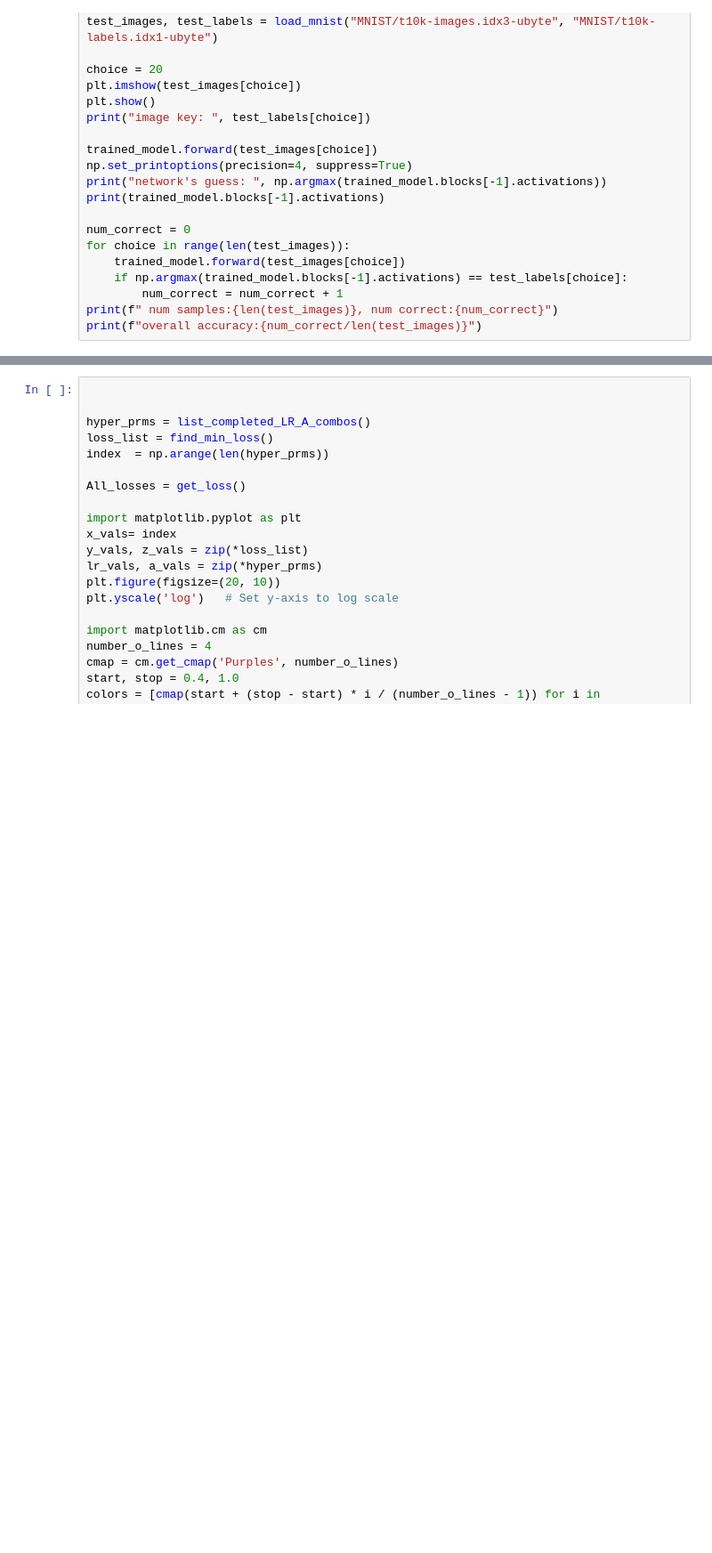
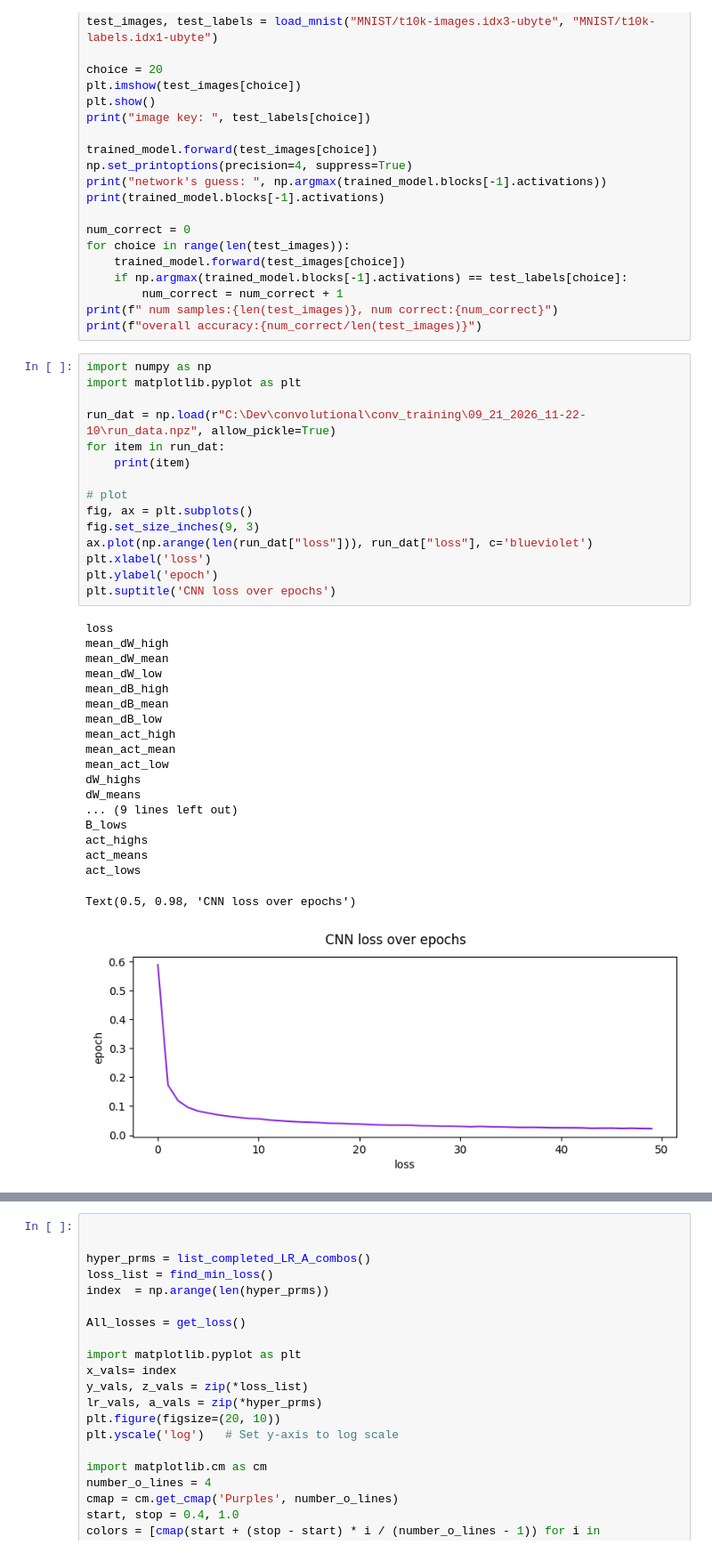
Before and after one commit to Jonathan-Lussier/convolutional, a Jupyter notebook: 2d_conv_nn.ipynb, the cells around one changed output, grey strips where cells are left out. Shown at 89% size. Drawn from its saved outputs; the diff is of its cells as text; blank space fills up the shorter version.

Commit message:
working, 50 epoch run, hockey stick and loss graph

```diff
--- a/2d_conv_nn.ipynb
+++ b/2d_conv_nn.ipynb
@@ -1168,6 +1168,41 @@ for choice in range(len(test_images)):
         num_correct = num_correct + 1
 print(f" num samples:{len(test_images)}, num correct:{num_correct}")
 print(f"overall accuracy:{num_correct/len(test_images)}")
+# %%
+import numpy as np
+import matplotlib.pyplot as plt
+
+run_dat = np.load(r"C:\Dev\convolutional\conv_training\09_21_2026_11-22-10\run_data.npz", allow_pickle=True)
+for item in run_dat:
+    print(item)
+
+# plot
+fig, ax = plt.subplots()
+fig.set_size_inches(9, 3)
+ax.plot(np.arange(len(run_dat["loss"])), run_dat["loss"], c='blueviolet')
+plt.xlabel('loss')
+plt.ylabel('epoch')
+plt.suptitle('CNN loss over epochs')
+# %% [output]
+loss
+mean_dW_high
+mean_dW_mean
+mean_dW_low
+mean_dB_high
+mean_dB_mean
+mean_dB_low
+mean_act_high
+mean_act_mean
+mean_act_low
+dW_highs
+dW_means
+... (9 lines left out)
+B_lows
+act_highs
+act_means
+act_lows
+Text(0.5, 0.98, 'CNN loss over epochs')
+[figure, added]
 # %%
 #need to add sorting to these methods for when running on downloaded files/linux
 def list_completed_LR_A_combos():
```
Also changed, not shown: parts of 1 cell of this notebook, 11 other files.
